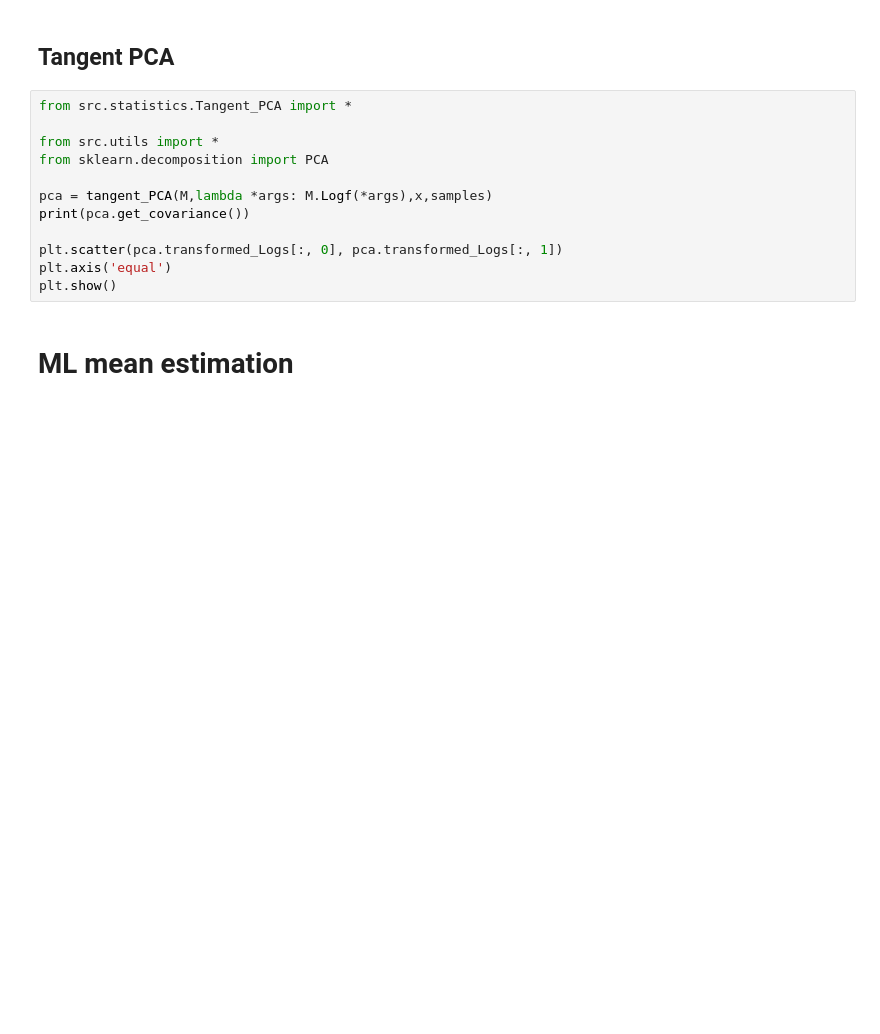
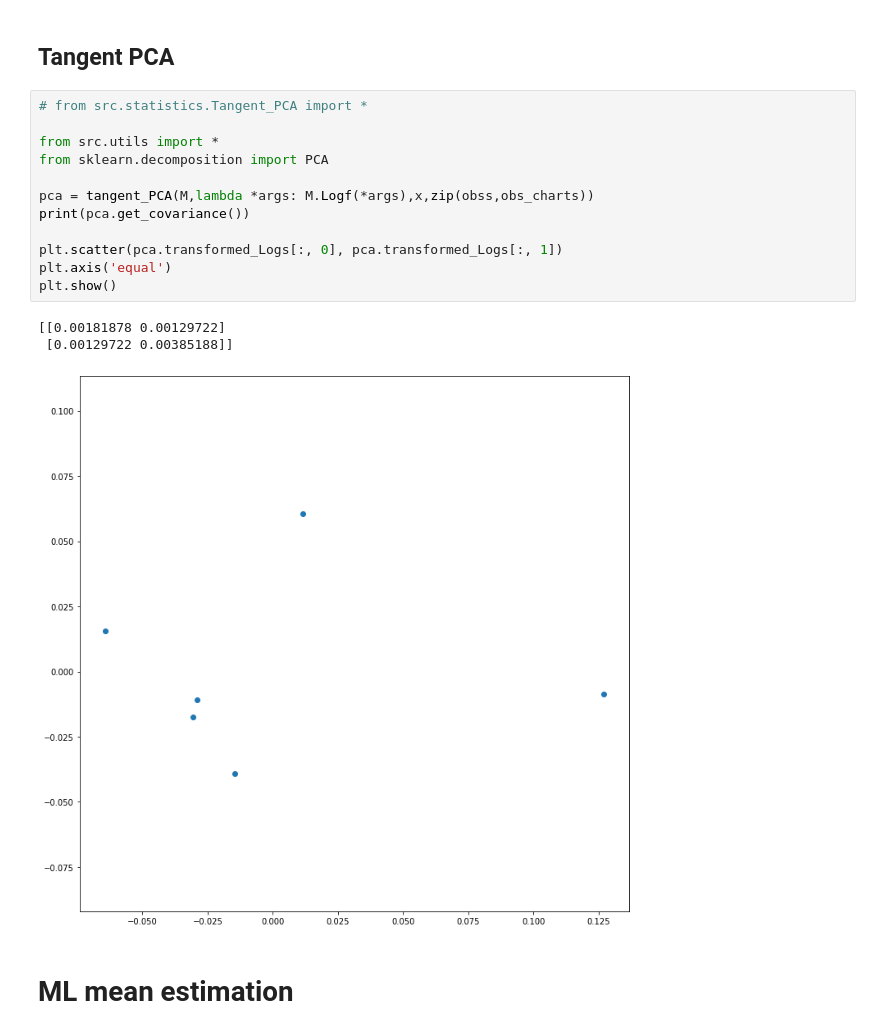
Before and after one commit to mathias-hojgaard/theanogeometry, a Jupyter notebook: S2_statistics.ipynb, the cells around one changed output. Cells and saved outputs as stored; diff of their text form; blank space fills up the shorter version.

```diff
--- a/S2_statistics.ipynb
+++ b/S2_statistics.ipynb
@@ -105,16 +114,20 @@ plt.show()
 # %% [markdown]
 ## Tangent PCA
 # %%
-from src.statistics.Tangent_PCA import *
+# from src.statistics.Tangent_PCA import *
 
 from src.utils import *
 from sklearn.decomposition import PCA
 
-pca = tangent_PCA(M,lambda *args: M.Logf(*args),x,samples)
+pca = tangent_PCA(M,lambda *args: M.Logf(*args),x,zip(obss,obs_charts))
 print(pca.get_covariance())
 
 plt.scatter(pca.transformed_Logs[:, 0], pca.transformed_Logs[:, 1])
 plt.axis('equal')
 plt.show()
+# %% [output]
+[[0.00181878 0.00129722]
+ [0.00129722 0.00385188]]
+[figure, added]
 # %% [markdown]
 # ML mean estimation
```
Also changed, not shown: parts of 7 cells of this notebook, 5 other files.
